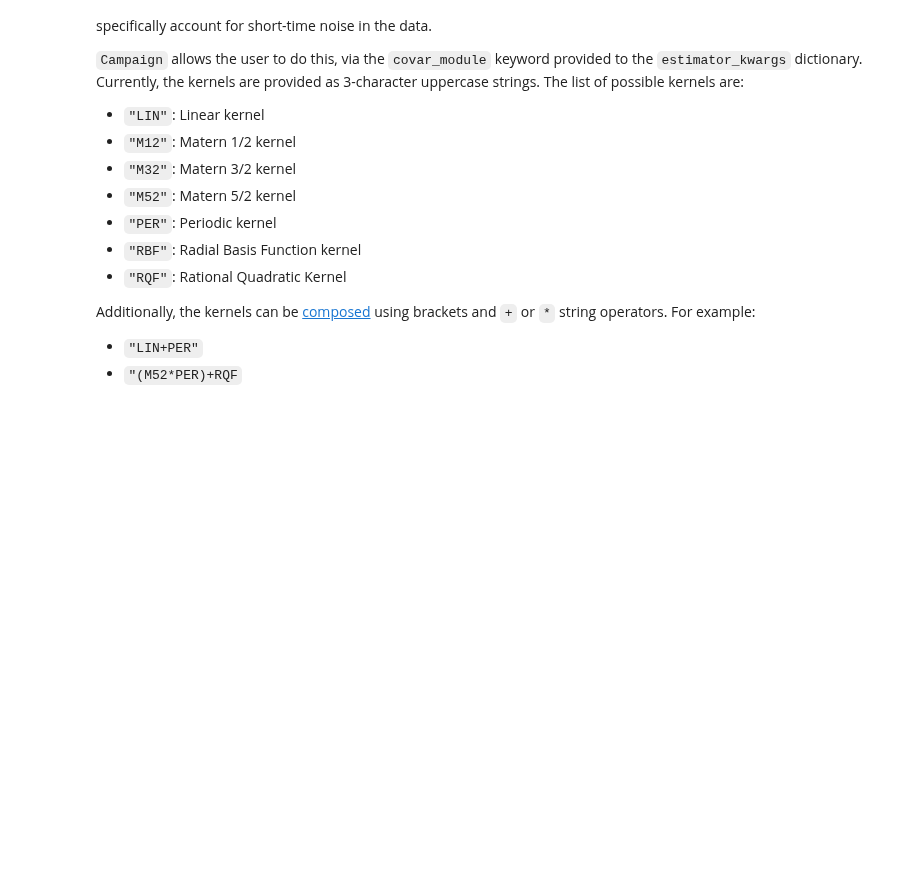
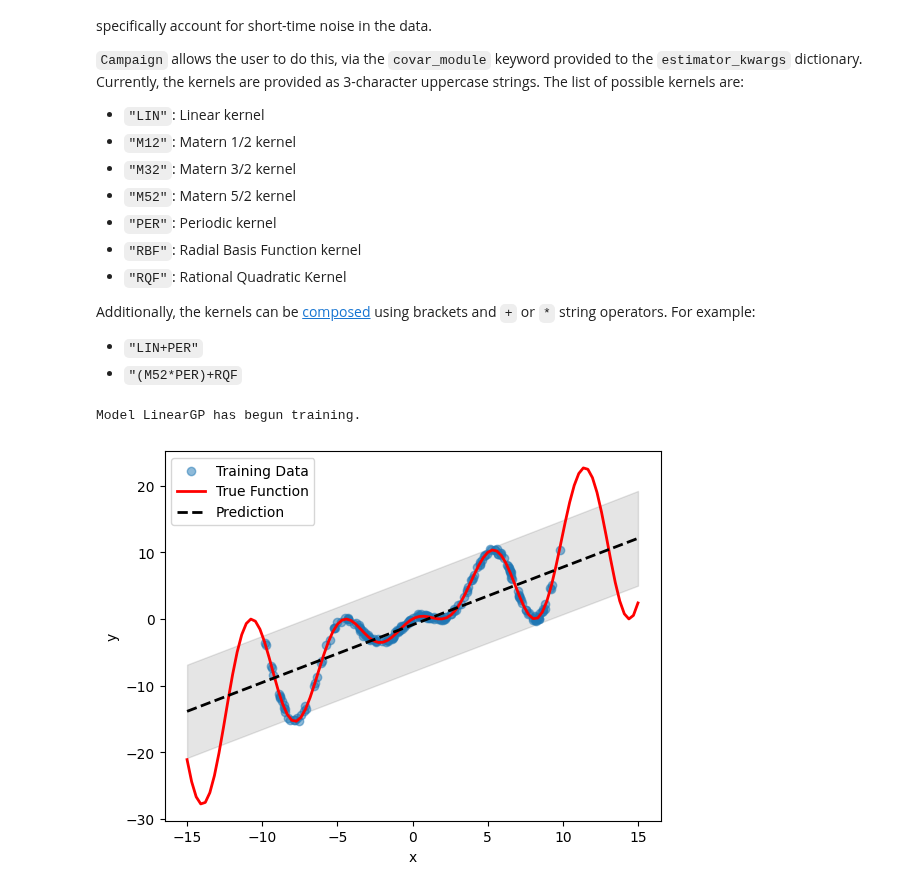
Before and after one commit to digiLab-ai/twinLab-Tutorials, a Jupyter notebook: 02-guassian-process-campaign.ipynb, the cells around one changed output. Cells and saved outputs as stored; diff of their text form; code cells hidden in the pictures; blank space fills up the shorter version.

```diff
--- a/02-guassian-process-campaign.ipynb
+++ b/02-guassian-process-campaign.ipynb
@@ -148,35 +184,43 @@ Additionally, the kernels can be [composed](https://www.cs.toronto.edu/~duvenaud
 campaign_id = "LinearGP"
 
 campaign_params = {
-    "dataset_id": dataset_id,                   # This points the campaign to the uploaded dataset
-    "inputs": ["x"],                            # Using the datasets column headers define the input and output data
+    "dataset_id": dataset_id,  # This points the campaign to the uploaded dataset
+    "inputs": [
+        "x"
+    ],  # Using the datasets column headers define the input and output data
     "outputs": ["y"],
-    "test_train_ratio": 0.75,                   # Determine how much data is used for training, here 75% is used to train the model
-    "estimator": "gaussian_process_regression", # and 25% is used to test it.
-    'estimator_kwargs': {
-        'covar_module': "LIN"
-    }
+    "test_train_ratio": 0.75,  # Determine how much data is used for training, here 75% is used to train the model
+    "estimator": "gaussian_process_regression",  # and 25% is used to test it.
+    "estimator_kwargs": {"covar_module": "LIN"},
 }
 
 # Start a new campaign and train a surrogate model
 tl.train_campaign(campaign_params, campaign_id, verbose=True)
+# %% [output]
+Model LinearGP has begun training.
 # %%
 # Plot inference results
 df_mean, df_stdev = tl.predict_campaign(pd.DataFrame(X, columns=["x"]), campaign_id)
 y_mean, y_stdev = df_mean.values, df_stdev.values
 
-plt.fill_between(X.flatten(),
-                 (y_mean - 1.96*y_stdev).flatten(),
-                 (y_mean + 1.96*y_stdev).flatten(),
-                 color='k', alpha=0.1)
+plt.fill_between(
+    X.flatten(),
+    (y_mean - 1.96 * y_stdev).flatten(),
+    (y_mean + 1.96 * y_stdev).flatten(),
+    color="k",
+    alpha=0.1,
+)
 
-plt.scatter(df['x'], df['y'], alpha=0.5, label='Training Data')
-plt.xlabel('x'); plt.ylabel('y')
+plt.scatter(df["x"], df["y"], alpha=0.5, label="Training Data")
+plt.xlabel("x")
+plt.ylabel("y")
 
-plt.plot(X, y, c='r', linewidth=2, label='True Function')
-plt.plot(X, y_mean, c='k', linewidth=2, linestyle='dashed', label='Prediction')
+plt.plot(X, y, c="r", linewidth=2, label="True Function")
+plt.plot(X, y_mean, c="k", linewidth=2, linestyle="dashed", label="Prediction")
 plt.legend()
 plt.show()
+# %% [output]
+[figure, added]
 # %%
 # Delete campaigns and dataset
 tl.delete_campaign("BasicGP")
```
Also changed, not shown: parts of 8 cells of this notebook, 29 other files.
